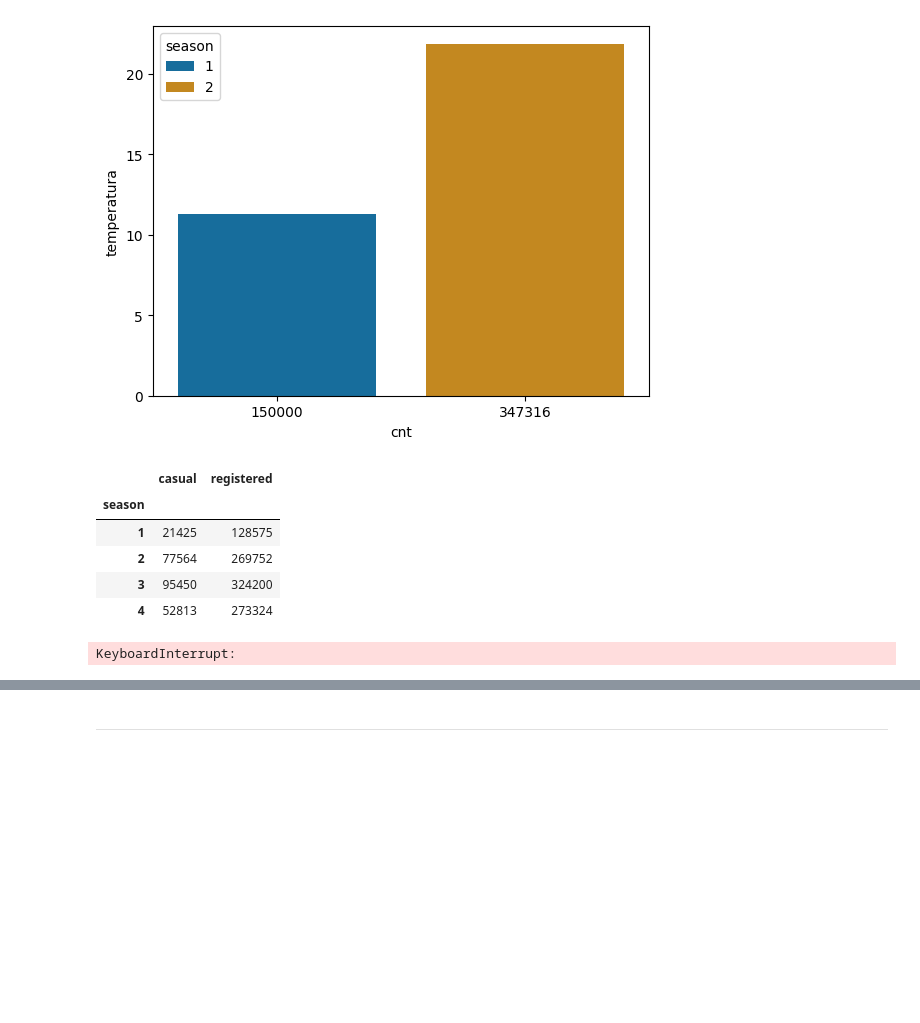
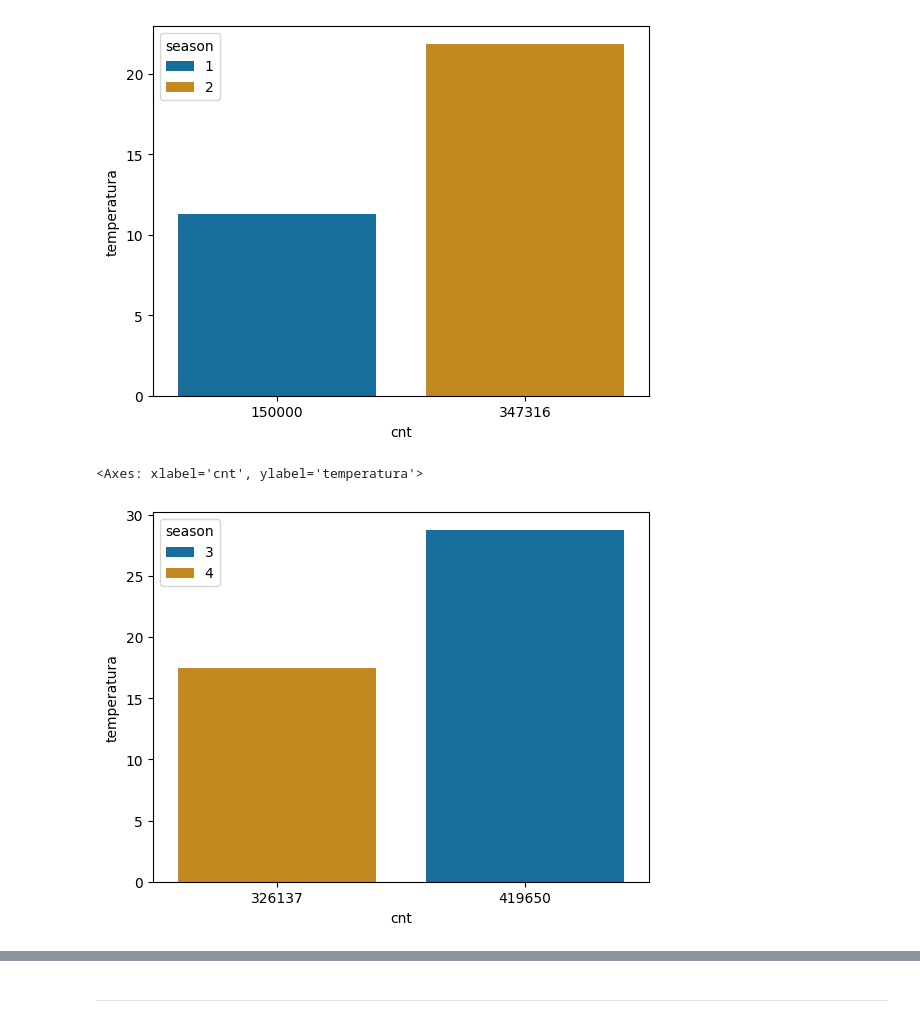
Before and after one commit to solfontan/Capital_Bikeshare_EDA, a Jupyter notebook: Datos_analisis.ipynb, the cells around one changed output, grey strips where cells are left out. Drawn from its saved outputs; the diff is of its cells as text; code cells hidden in the pictures; blank space fills up the shorter version.

Commit message:
hipotesis principal, trabajando en su gráfico

```diff
--- a/Datos_analisis.ipynb
+++ b/Datos_analisis.ipynb
@@ -407,28 +216,9 @@ sns.barplot(data=df_inv_prim.groupby(['season'])[['temperatura','cnt']].agg({'te
 # %% [output]
 <Axes: xlabel='cnt', ylabel='temperatura'>
 [figure]
-# %%
-sns.barplot(df2011.groupby('season')[['casual','registered']].agg({'casual':'sum','registered':'sum'}), )
-# %% [output]
-|  | casual | registered |
-| season |  |  |
-| 1 | 21425 | 128575 |
-| 2 | 77564 | 269752 |
-| 3 | 95450 | 324200 |
-| 4 | 52813 | 273324 |
-# %%
-# Crear un gráfico de barras
-plt.bar(df['season'] - 0.2, df['casual'], width=0.4, label='Casual', align='center')
-plt.bar(df['season'] + 0.2, df['registered'], width=0.4, label='Registered', align='center')
-
-# Configurar el gráfico
-plt.xlabel('Season')
-plt.ylabel('Count')
-plt.title('Casual vs Registered Users by Season')
-plt.xticks(df['season'], ['Spring', 'Summer', 'Fall', 'Winter'])  # Puedes personalizar las etiquetas según tus necesidades
-plt.legend()
-
-# Mostrar el gráfico
-plt.show()
-# %% [output]
-KeyboardInterrupt:
+# %%
+df_ver_oton = df2011.query('season >= 3').groupby(['season'])[['temperatura','cnt']].agg({'temperatura':'mean', 'cnt': 'sum'})
+sns.barplot(data=df_ver_oton,x='cnt',y='temperatura', hue='season',palette='colorblind')
+# %% [output]
+<Axes: xlabel='cnt', ylabel='temperatura'>
+[figure, added]
```
Also changed, not shown: parts of 35 cells of this notebook.
